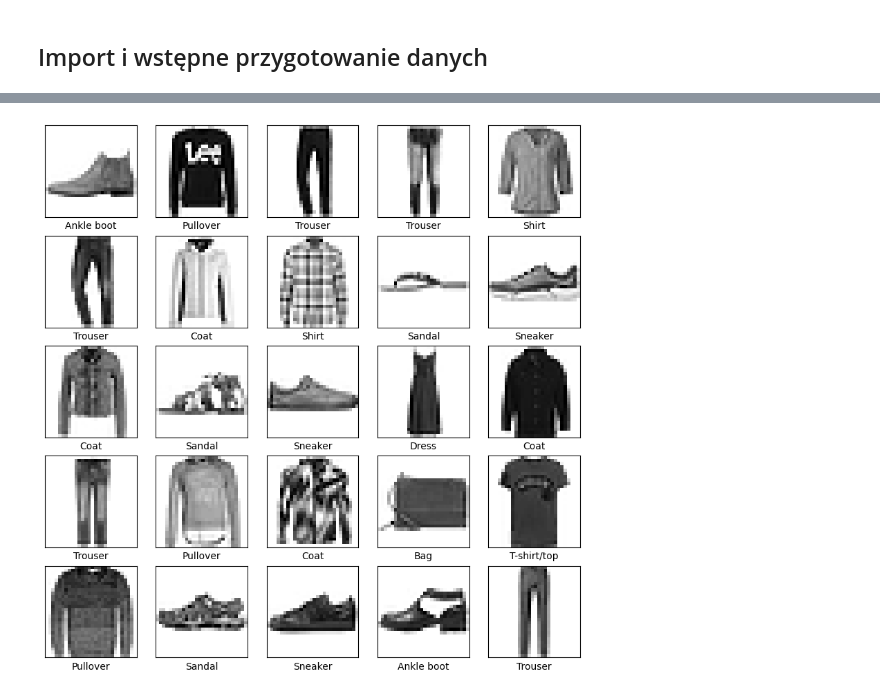
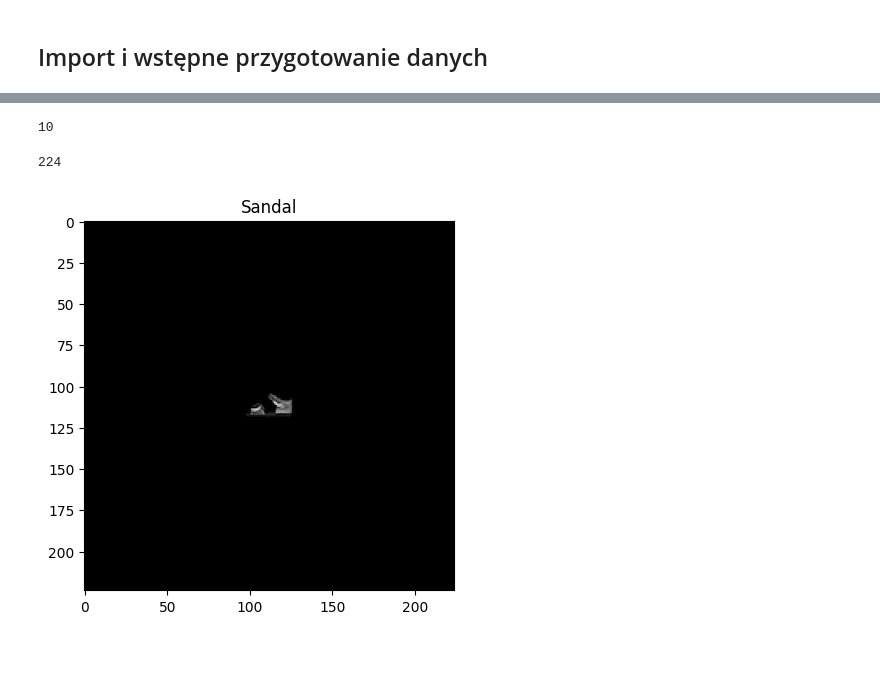
Before and after one commit to piotrsok2/cv-course, a Jupyter notebook: exercises/TL.ipynb, the cells around one changed output, grey strips where cells are left out. Drawn from its saved outputs; the diff is of its cells as text; code cells hidden in the pictures; blank space fills up the shorter version.

```diff
--- a/exercises/TL.ipynb
+++ b/exercises/TL.ipynb
@@ -123,12 +100,0 @@ print(input_shape)
-# %%
-plt.figure(figsize=(10,10))
-for i in range(25):
-    plt.subplot(5,5,i+1)
-    plt.xticks([])
-    plt.yticks([])
-    plt.grid(False)
-    plt.imshow(test_images[i], cmap=plt.cm.binary)
-    plt.xlabel(class_names[test_labels[i]])
-plt.show()
-# %% [output]
-[figure, removed]
@@ -134,0 +114,42 @@ plt.show()
+# %%
+(train_ds, val_ds, test_ds), metadata = tfds.load(
+    'fashion_mnist',
+    split=['train[:80%]', 'train[80%:90%]', 'train[90%:]'],
+    with_info=True,
+    as_supervised=True,
+)
+
+batch_size = 32
+AUTOTUNE = tf.data.AUTOTUNE
+
+def prepare(ds, shuffle=False):
+  # Resize and rescale all datasets.
+  ds = ds.map(lambda x, y: (resize_and_rescale(x), y),
+              num_parallel_calls=AUTOTUNE)
+
+  if shuffle:
+    ds = ds.shuffle(1000)
+
+  # Batch all datasets.
+  ds = ds.batch(batch_size)
+
+  # Use buffered prefetching on all datasets.
+  return ds.prefetch(buffer_size=AUTOTUNE)
+
+train_ds = prepare(train_ds, shuffle=True)
+test_ds = prepare(test_ds)
+
+num_classes = metadata.features['label'].num_classes
+print(num_classes)
+# %% [output]
+10
+# %%
+get_label_name = metadata.features['label'].int2str
+
+image, label = next(iter(test_ds))
+_ = plt.imshow(image[0])
+_ = plt.title(get_label_name(label[0]))
+print(image[0].shape[0])
+# %% [output]
+224
+[figure, added]
```
Also changed, not shown: parts of 13 cells of this notebook.
